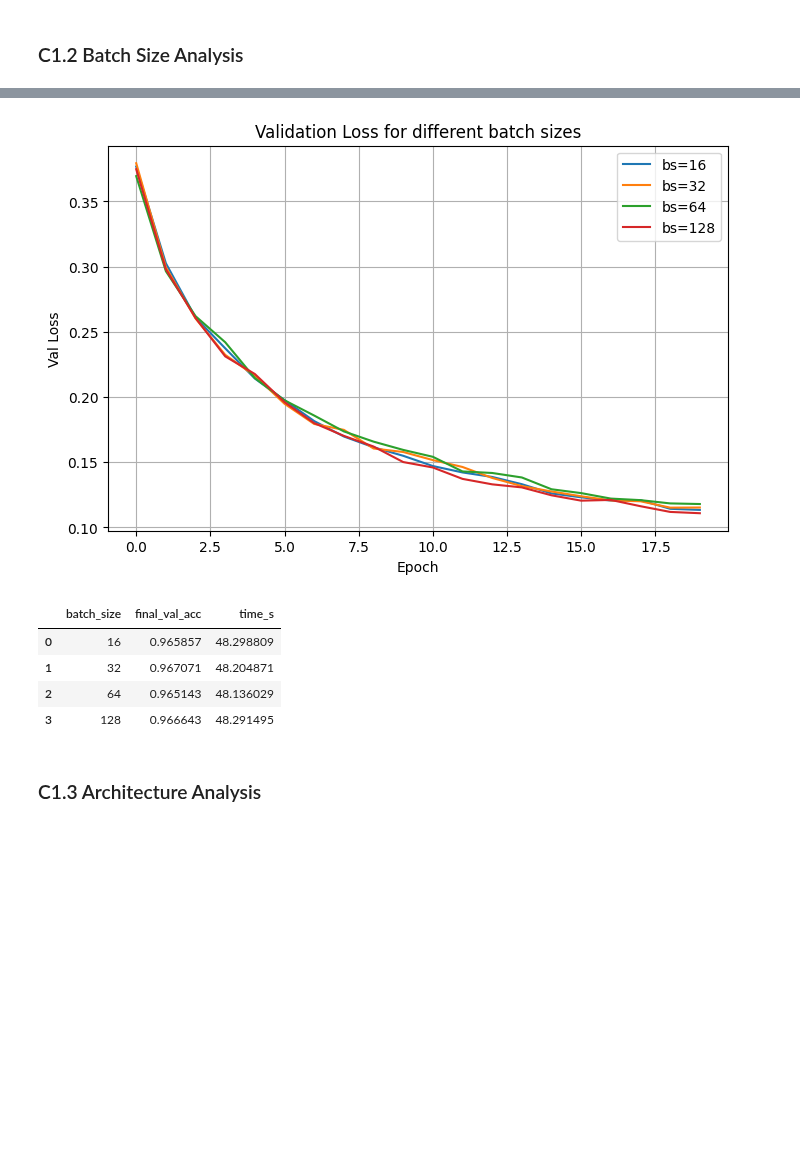
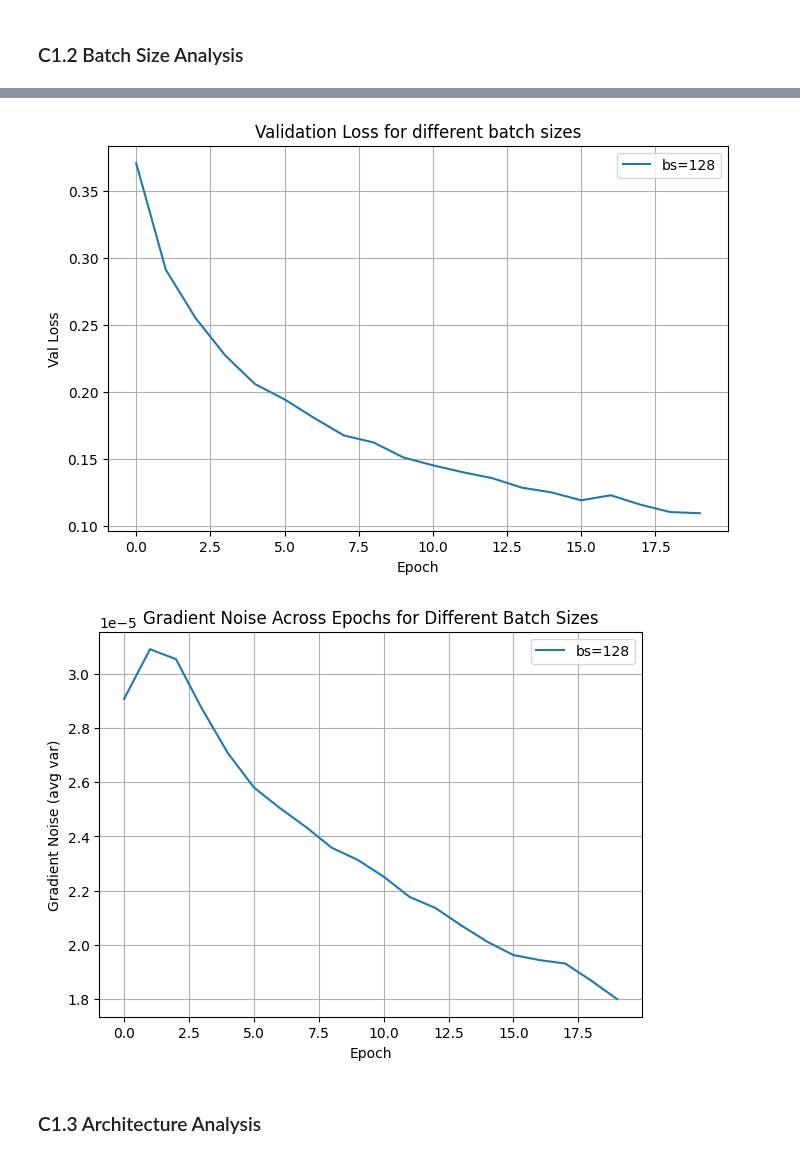
Before and after one commit to habibarezq/ML-Assignments-25, a Jupyter notebook: Assignment-2/notebooks/comprehensive_analysis.ipynb, the cells around one changed output, grey strips where cells are left out. Saved outputs shown, nothing was run; the diff lists cells and outputs as text; code cells hidden in the pictures; blank space fills up the shorter version.

```diff
--- a/Assignment-2/notebooks/comprehensive_analysis.ipynb
+++ b/Assignment-2/notebooks/comprehensive_analysis.ipynb
@@ -66,8 +67,9 @@ results_lr = []
 for lr in learning_rates:
     print(f"\n=== LR = {lr} ===")
     model = CustomFeedforwardNN()
-    tl, vl, ta, va = train_model_once(model, train_loader, val_loader, epochs=num_epochs, learning_rate=lr)
-    results_lr.append({'lr': lr, 'train_losses': tl, 'val_losses': vl, 'train_acc': ta, 'val_acc': va})
+    tl, vl, ta, va, grad_noise = train_model_once(model, train_loader, val_loader, epochs=num_epochs, learning_rate=lr)
+    results_lr.append({'lr': lr, 'train_losses': tl, 'val_losses': vl, 'train_acc': ta, 'val_acc': va,'grad_noise': grad_noise})
+
 
 # Plot validation loss comparison
 plt.figure(figsize=(8,5))
@@ -107,27 +109,28 @@ Epoch 20/20 Train Loss: 1.9634 Train Acc: 0.2120 Val Loss: 1.9539 Val Acc: 0.185
 batch_sizes = [16, 32, 64, 128]
 num_epochs = 20
 results_bs = []
-
-try: # If tensors for X_train_flat exist, recreate DataLoaders with different batch sizes
+try:
     X_train_flat
     recreate_loaders = True
 except NameError:
     recreate_loaders = False
-
 for bs in batch_sizes:
     print(f"\n=== Batch size = {bs} ===")
     if recreate_loaders:
-        multi_data = MNISTDataLoader(batch_size=bs, binary=False)
-        train_loader_bs, val_loader_bs,_ = multi_data.get_loaders()
-        # train_loader_bs = DataLoader(TensorDataset(X_train_flat, y_train), batch_size=bs, shuffle=True)
-        # val_loader_bs = DataLoader(TensorDataset(X_val_flat, y_val), batch_size=bs, shuffle=False)
+        train_loader_bs = DataLoader(TensorDataset(X_train_flat, y_train), batch_size=bs, shuffle=True)
+        val_loader_bs = DataLoader(TensorDataset(X_val_flat, y_val), batch_size=bs, shuffle=False)
+
     else:
         train_loader_bs = train_loader; val_loader_bs = val_loader
     model = CustomFeedforwardNN()
     start = time.time()
-    tl, vl, ta, va = train_model_once(model, train_loader_bs, val_loader_bs, epochs=num_epochs, learning_rate=0.01)
+
+    tl, vl, ta, va, grad_noise = train_model_once(
+    model, train_loader_bs, val_loader_bs, epochs=num_epochs, learning_rate=0.01
+)
     duration = time.time() - start
-    results_bs.append({'bs': bs, 'train_losses': tl, 'val_losses': vl, 'train_acc': ta, 'val_acc': va, 'time_s': duration})
+results_bs.append({'bs': bs,'train_losses': tl,'val_losses': vl,'train_acc': ta,'val_acc': va,'grad_noise': grad_noise,'time_s': duration})
+
 
 plt.figure(figsize=(8,5))
 for res in results_bs:
@@ -135,5 +138,16 @@ for res in results_bs:
 plt.xlabel('Epoch'); plt.ylabel('Val Loss'); plt.title('Validation Loss for different batch sizes'); plt.legend(); plt.grid(True); plt.show()
 
 pd.DataFrame([{'batch_size': r['bs'], 'final_val_acc': r['val_acc'][-1], 'time_s': r['time_s']} for r in results_bs])
+# plotting the gradient noise
+plt.figure(figsize=(7,5))
+for r in results_bs:
+    noise_values = [x['noise'] for x in r['grad_noise']]
+    plt.plot(noise_values, label=f"bs={r['bs']}")
+plt.xlabel("Epoch")
+plt.ylabel("Gradient Noise (avg var)")
+plt.title("Gradient Noise Across Epochs for Different Batch Sizes")
+plt.legend()
+plt.grid(True)
+plt.show()
 # %% [output]
 === Batch size = 16 ===
@@ -156,9 +170,5 @@ Epoch 20/20 Train Loss: 0.0732 Train Acc: 0.9797 Val Loss: 0.1109 Val Acc: 0.966
-[figure, old version]
+[figure, new version]
-|  | batch_size | final_val_acc | time_s |
-| 0 | 16 | 0.965857 | 48.298809 |
-| 1 | 32 | 0.967071 | 48.204871 |
-| 2 | 64 | 0.965143 | 48.136029 |
-| 3 | 128 | 0.966643 | 48.291495 |
+[figure, added]
 # %% [markdown]
 ### C1.3 Architecture Analysis
 # %% [markdown]
```
Also changed, not shown: parts of 7 cells of this notebook.
